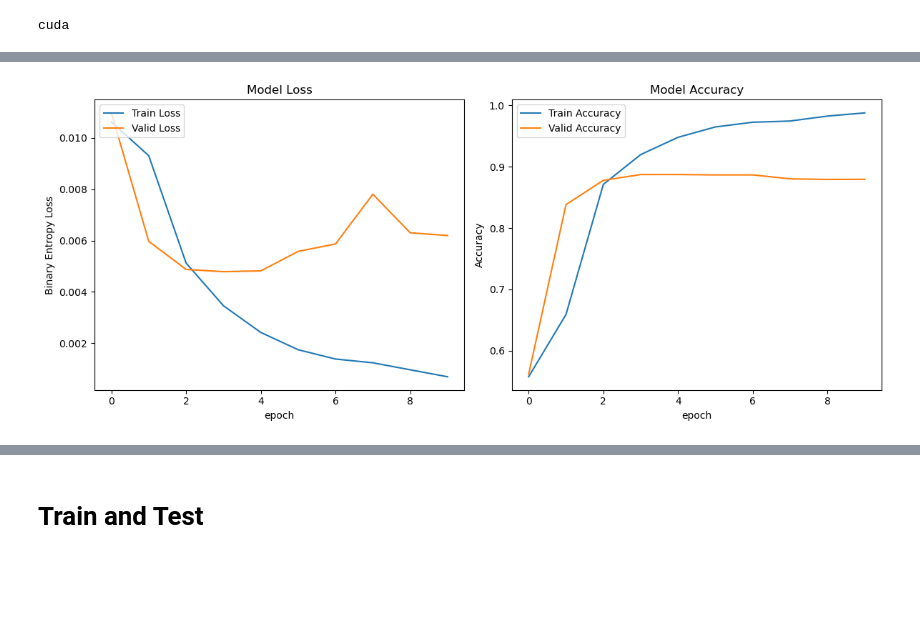
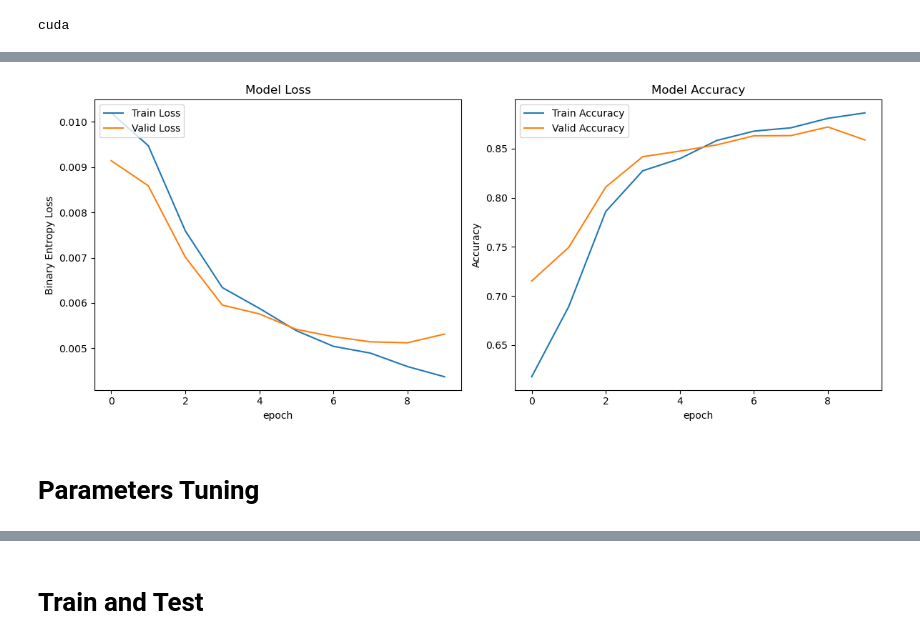
Before and after one commit to Lan13/deep-learning-labs, a Jupyter notebook: lab4/src/rnn.ipynb, the cells around one changed output, grey strips where cells are left out. Saved outputs shown, nothing was run; the diff lists cells and outputs as text; code cells hidden in the pictures; blank space fills up the shorter version.

```diff
--- a/lab4/src/rnn.ipynb
+++ b/lab4/src/rnn.ipynb
@@ -25,19 +25,22 @@ test_texts, test_labels = read_data("aclImdb/test")
 # %%
 tokenizer = get_tokenizer('basic_english')
 tokenized_texts = [tokenizer(text) for text in train_texts]
+vectors = GloVe(name='6B', dim=100)
 
 # Count the frequency of each token in the text data
 counter = Counter(token for text in tokenized_texts for token in text)
 specials = ['<unk>', '<pad>', '<bos>', '<eos>']
-vocab = Vocab(counter, specials=specials)
+vocab = Vocab(counter, vectors=vectors, specials=specials)
 # %%
 dataset = CustomTextDataset1(train_texts, train_labels, vocab, tokenizer)
 train_size = int(len(dataset) * 0.8)
 val_size = len(dataset) - train_size
 train_dataset, val_dataset = random_split(dataset, [train_size, val_size])
 # %%
+pretrained_embeddings = vocab.vectors
 train_losses, train_accs, valid_losses, valid_accs = train_valid1(
     LSTMClassifier(vocab_size=len(vocab), embedding_dim=100, hidden_dim=64, num_classes=2,
-                   num_layers=2, bidirectional=True, dropout=0.5),
-    train_dataset, val_dataset)
+                   num_layers=2, bidirectional=True, dropout=0.5,
+                   pretrained_embeddings=pretrained_embeddings),
+    train_dataset, val_dataset, lr=1e-3, n_epochs=10)
 # %% [output]
@@ -64,4 +67,6 @@ epoch [10], valid loss: [0.0062], valid accuracy: [0.8794]
 # %%
-show_process(train_losses, train_accs, valid_losses, valid_accs)
+show_process(train_losses, train_accs, valid_losses, valid_accs, "Valid")
 # %% [output]
-[figure, old version]
+[figure, new version]
+# %% [markdown]
+# Parameters Tuning
```
Also changed, not shown: parts of 10 cells of this notebook, 4 other files.
